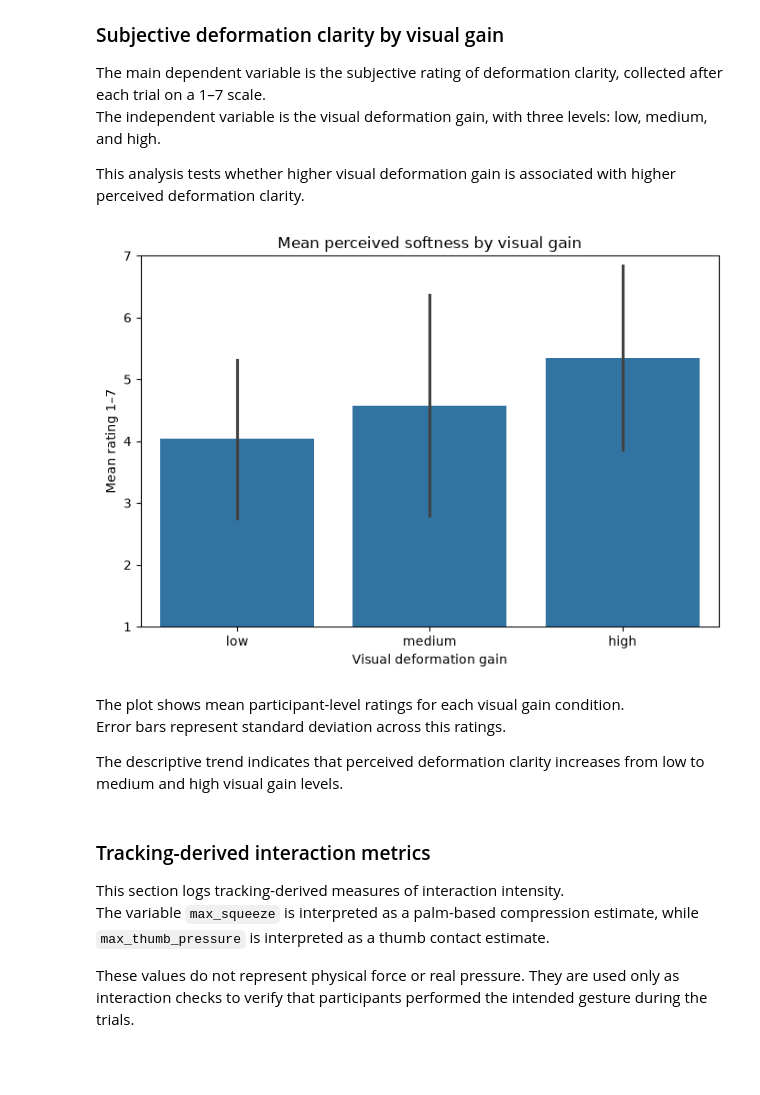
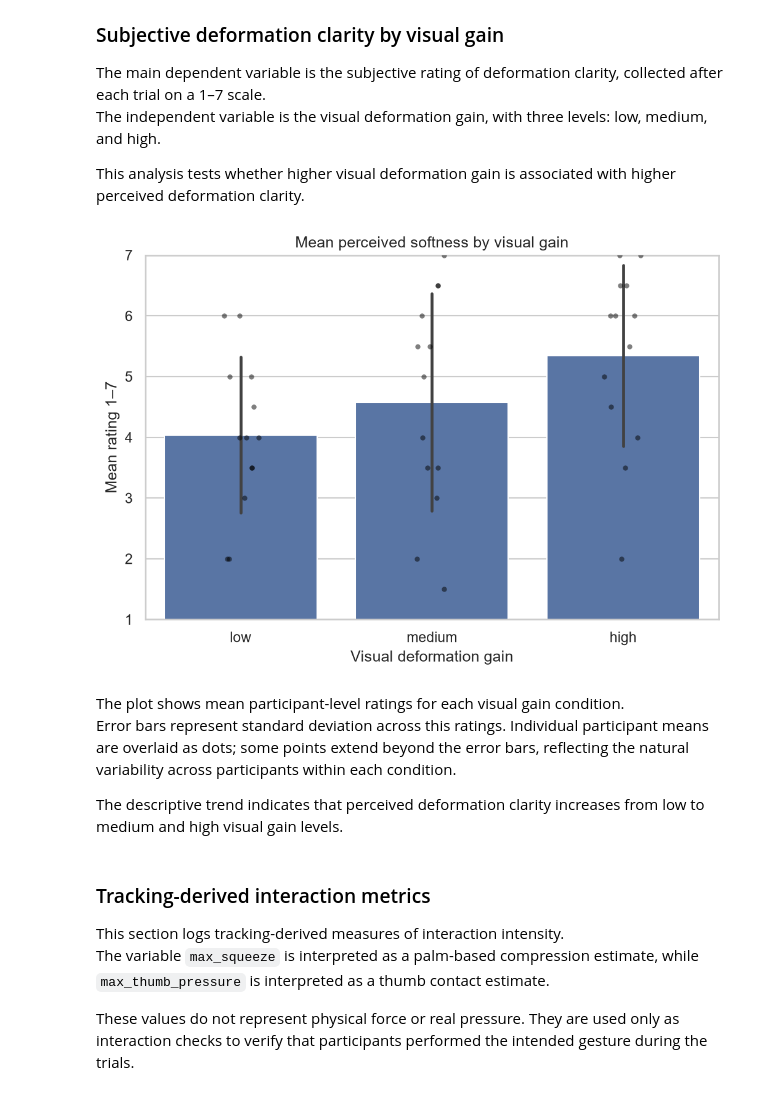
Before and after one commit to Chiaera/Cognitive_Architectures, a Jupyter notebook: notebooks/experimental_analysis.ipynb, the cells around one changed output. Cells and saved outputs as stored; diff of their text form; code cells hidden in the pictures; blank space fills up the shorter version.

```diff
--- a/notebooks/experimental_analysis.ipynb
+++ b/notebooks/experimental_analysis.ipynb
@@ -14,13 +14,17 @@ The analysis includes:
 
 Tracking-derived metrics are interpreted as interaction checks, not as physical force measurements.
 # %%
-# import libraries
+# Import libraries
 import pandas as pd
+import numpy as np
 import matplotlib.pyplot as plt
 import seaborn as sns
 from pathlib import Path
 from scipy import stats
-from pathlib import Path
+
+# Consistent plot style
+sns.set_theme(style="whitegrid")
+plt.rcParams["figure.dpi"] = 150
 # %%
 # Load and merge CSV files
 
@@ -287,52 +293,50 @@ The independent variable is the visual deformation gain, with three levels: low,
 
 This analysis tests whether higher visual deformation gain is associated with higher perceived deformation clarity.
 # %%
-# Considering trial data
-gain_summary = trial_data.groupby("gain_label").agg(
-    mean_rating=("rating", "mean"),
-    std_rating=("rating", "std"),
-    count=("rating", "count"),
-    mean_max_squeeze=("max_squeeze", "mean"),
-    mean_thumb_pressure=("mean_thumb_pressure", "mean")
-).reset_index()
-
-gain_summary
-
-# Order the levels of gain_label for plotting
-gain_order = ["low", "medium", "high"]
-
+# Apply ordered categorical to trial_data
 trial_data["gain_label"] = pd.Categorical(
     trial_data["gain_label"],
     categories=gain_order,
     ordered=True
 )
 
-gain_summary = gain_summary.sort_values("gain_label")
-
 # Plot perceived deformation clarity by visual gain using participant-level means
+# Bars show means ± SD; individual participant means are overlaid as dots
 plt.figure(figsize=(7, 5))
 
 sns.barplot(
     data=participant_gain_means,
     x="gain_label",
     y="rating",
     order=gain_order,
     errorbar="sd"
 )
 
+sns.stripplot(
+    data=participant_gain_means,
+    x="gain_label",
+    y="rating",
+    order=gain_order,
+    color="black",
+    alpha=0.5,
+    jitter=True,
+    size=4
+)
+
 plt.title("Mean perceived softness by visual gain")
 plt.xlabel("Visual deformation gain")
 plt.ylabel("Mean rating 1–7")
 plt.ylim(1, 7)
 plt.tight_layout()
 
 plt.savefig(plots_dir / "perceived_deformation_clarity_by_gain_sd.png", dpi=300)
 plt.show()
 # %% [output]
-[figure, old version]
+[figure, new version]
 # %% [markdown]
 The plot shows mean participant-level ratings for each visual gain condition.
 Error bars represent standard deviation across this ratings.
+Individual participant means are overlaid as dots; some points extend beyond the error bars, reflecting the natural variability across participants within each condition.
 
 The descriptive trend indicates that perceived deformation clarity increases from low to medium and high visual gain levels.
 # %% [markdown]
```
Also changed, not shown: parts of 24 cells of this notebook, 7 other files.
